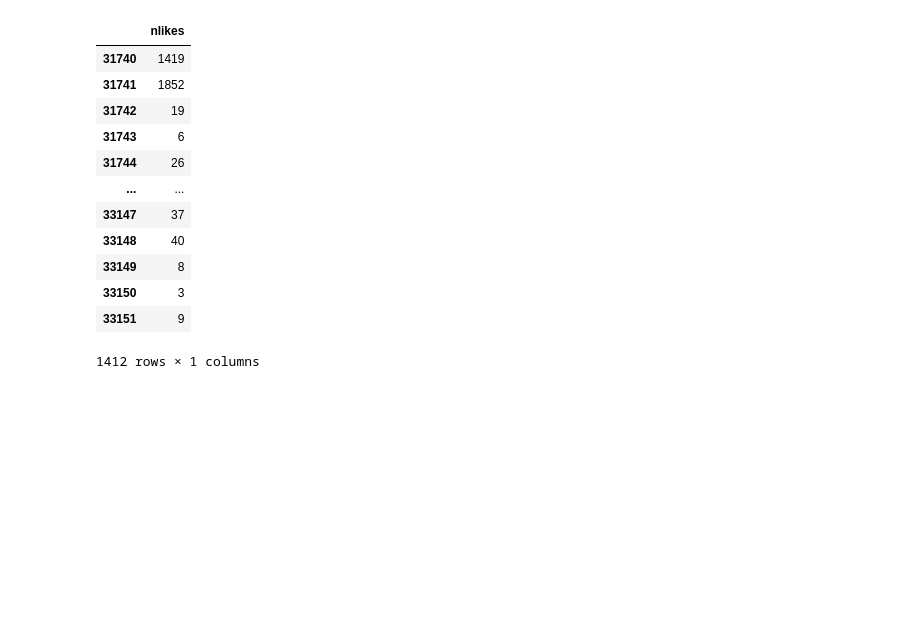
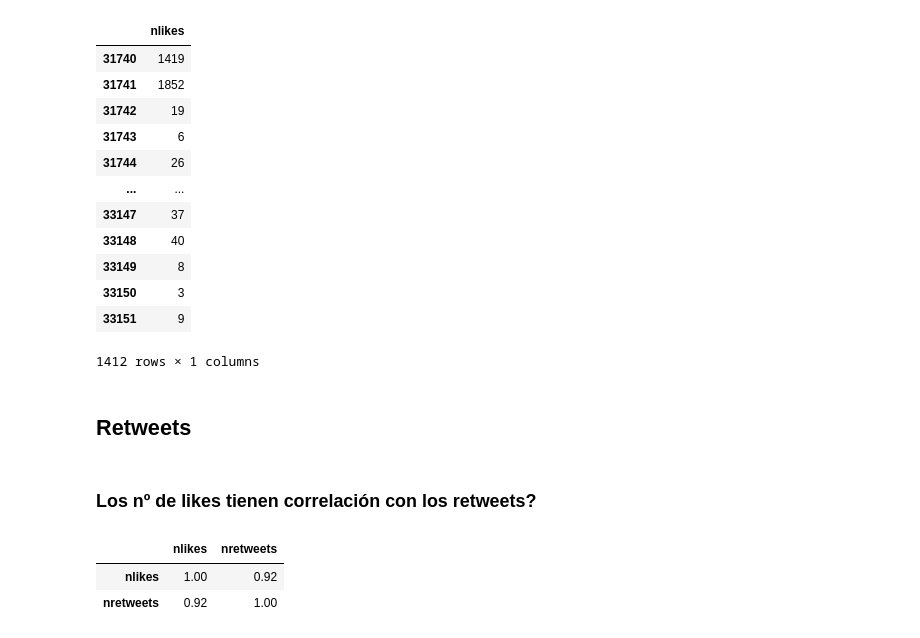
Before and after one commit to julianmelero/twitter-ai, a Jupyter notebook: Analysis/basic.ipynb, the cells around one changed output. Cells and saved outputs as stored; diff of their text form; code cells hidden in the pictures; blank space fills up the shorter version.

```diff
--- a/Analysis/basic.ipynb
+++ b/Analysis/basic.ipynb
@@ -221,0 +263,16 @@ union[union['username_x'] == 'latimes'][['nlikes']]
+# %% [markdown]
+## Retweets
+# %% [markdown]
+### Los nº de likes tienen correlación con los retweets?
+# %%
+#headers['likes'].plot(kind = 'hist', bins = 10, figsize = (10,10))
+#union.boxplot(column =['tweets'], figsize=(12,12))
+#union.value_counts(union['verified'].values, sort=True)
+#union.value_counts('likes', sort=True)
+#union[union['likes']>=3000]['likes'].describe()
+union.groupby(['likes','nretweets'])['nlikes'].aggregate(['count'])
+union[['nlikes', 'nretweets']].corr()
+# %% [output]
+|  | nlikes | nretweets |
+| nlikes | 1.00 | 0.92 |
+| nretweets | 0.92 | 1.00 |
```
Also changed, not shown: parts of 15 cells of this notebook.
